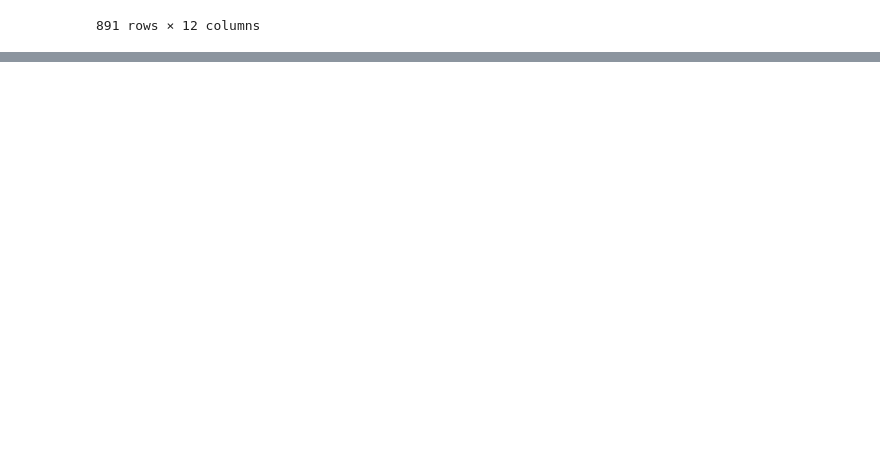
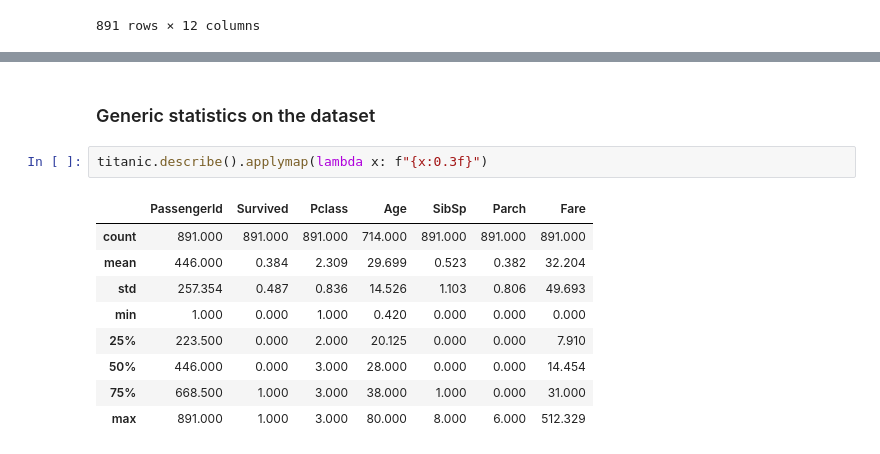
Before and after one commit to Niv-Moshe/Titanic, a Jupyter notebook: eda.ipynb, the cells around one changed output, grey strips where cells are left out. Cells and saved outputs as stored; diff of their text form; blank space fills up the shorter version.

Commit message:
general statistical plots (some explains to be added) - and needed dealing with problematic columns

```diff
--- a/eda.ipynb
+++ b/eda.ipynb
@@ -25,0 +94,14 @@ titanic
+# %% [markdown]
+### Generic statistics on the dataset
+# %%
+titanic.describe().applymap(lambda x: f"{x:0.3f}")
+# %% [output]
+|  | PassengerId | Survived | Pclass | Age | SibSp | Parch | Fare |
+| count | 891.000 | 891.000 | 891.000 | 714.000 | 891.000 | 891.000 | 891.000 |
+| mean | 446.000 | 0.384 | 2.309 | 29.699 | 0.523 | 0.382 | 32.204 |
+| std | 257.354 | 0.487 | 0.836 | 14.526 | 1.103 | 0.806 | 49.693 |
+| min | 1.000 | 0.000 | 1.000 | 0.420 | 0.000 | 0.000 | 0.000 |
+| 25% | 223.500 | 0.000 | 2.000 | 20.125 | 0.000 | 0.000 | 7.910 |
+| 50% | 446.000 | 0.000 | 3.000 | 28.000 | 0.000 | 0.000 | 14.454 |
+| 75% | 668.500 | 1.000 | 3.000 | 38.000 | 1.000 | 0.000 | 31.000 |
+| max | 891.000 | 1.000 | 3.000 | 80.000 | 8.000 | 6.000 | 512.329 |
```
Also changed, not shown: parts of 55 cells of this notebook.
